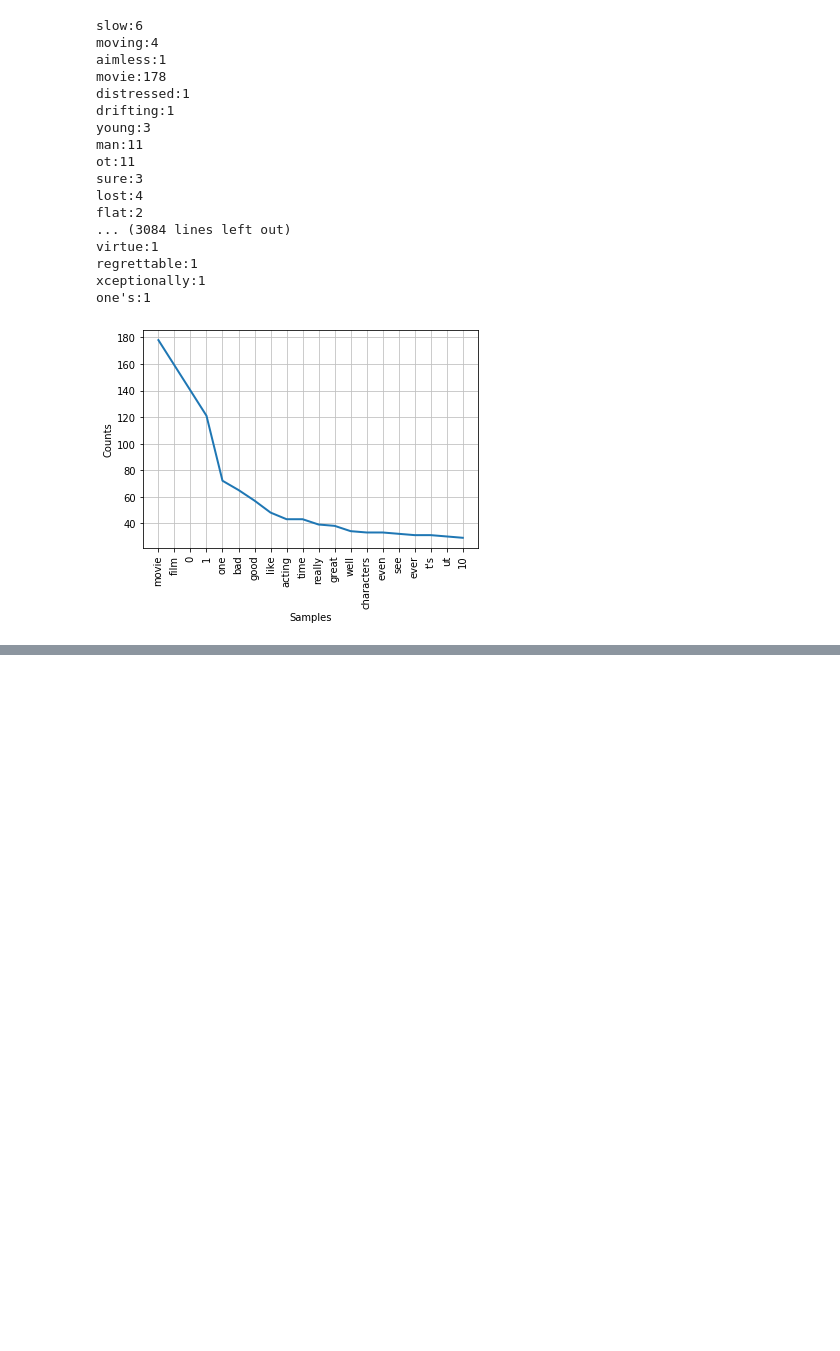
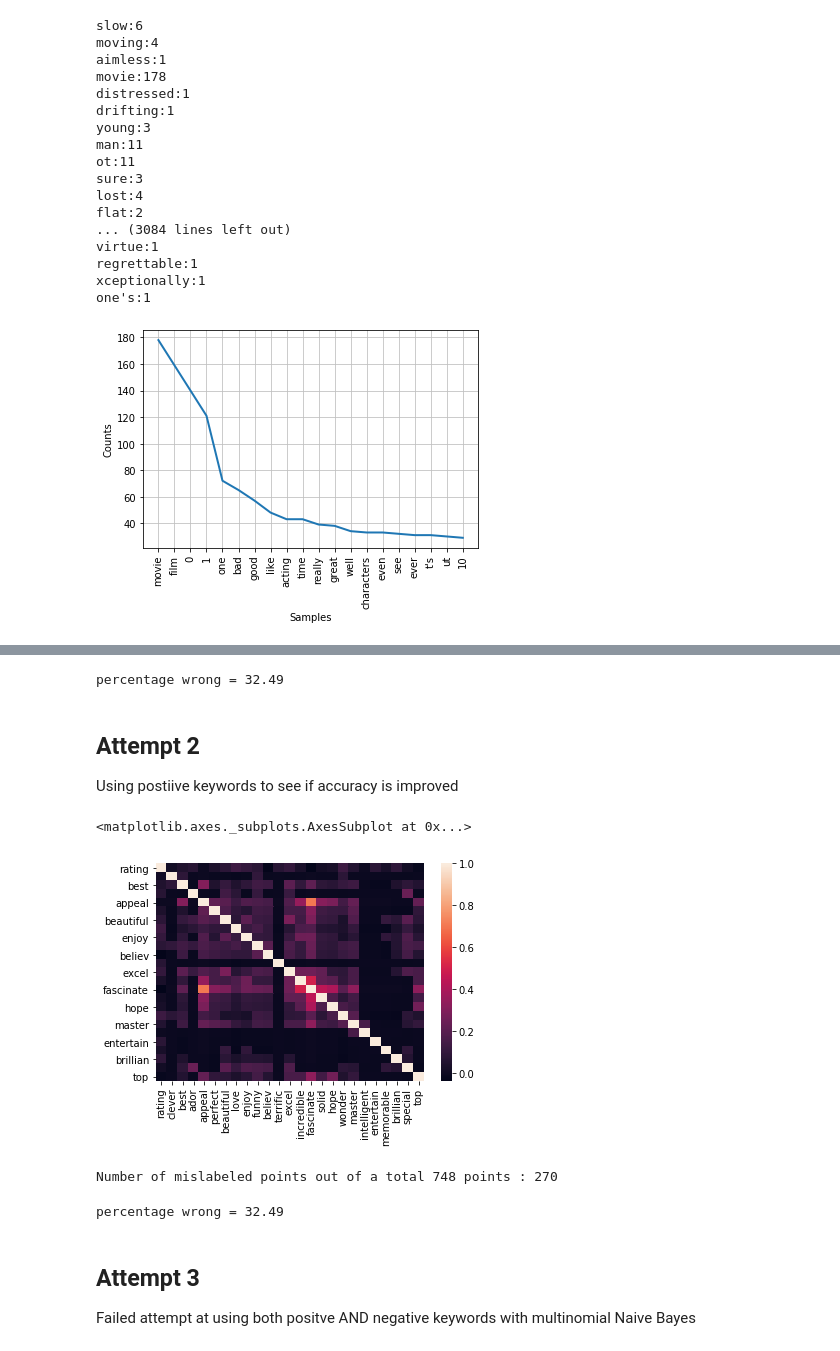
Before and after one commit to colettegabriel/data_science, a Jupyter notebook: Sentiment Analysis.ipynb, the cells around one changed output, grey strips where cells are left out. Saved outputs shown, nothing was run; the diff lists cells and outputs as text; code cells hidden in the pictures; blank space fills up the shorter version.

```diff
--- a/Sentiment Analysis.ipynb
+++ b/Sentiment Analysis.ipynb
@@ -195,0 +128,22 @@ percent_wrong
+# %%
+print ('percentage wrong = {}'.format(round(243/748*100, 2)))
+# %% [output]
+percentage wrong = 32.49
+# %% [markdown]
+## Attempt 2
+
+Using postiive keywords to see if accuracy is improved
+# %%
+pos_keywords = ['clever', 'best', 'ador', 'appeal', 'perfect', 'beautiful', 'love', 'enjoy', 'funny', 'believ'
+                ,'terrific', 'excel', 'incredible', 'fascinate', 'solid', 'hope', 'wonder', 'master', 'intelligent'
+                , 'entertain', 'memorable', 'brillian', 'special', 'top']
+
+for key in pos_keywords:
+    # Note that we add spaces around the key so that we're getting the word,
+    # not just pattern matching.
+    df[str(key)] = df['review'].str.contains(str(key), case=0)
+# %%
+sns.heatmap(df.corr())
+# %% [output]
+<matplotlib.axes._subplots.AxesSubplot at 0x...>
+[figure, added]
@@ -195,0 +153,28 @@ percent_wrong
+# %%
+# Our data is binary / boolean, so we're importing the Bernoulli classifier.
+from sklearn.naive_bayes import BernoulliNB
+
+# Instantiate our model and store it in a new variable.
+bnb = BernoulliNB()
+
+# Fit our model to the data.
+bnb.fit(data, target)
+
+# Classify, storing the result in a new variable.
+y_pred = bnb.predict(data)
+
+# Display our results.
+print("Number of mislabeled points out of a total {} points : {}".format(
+    data.shape[0],
+    (target != y_pred).sum()
+))
+# %% [output]
+Number of mislabeled points out of a total 748 points : 270
+# %%
+print ('percentage wrong = {}'.format(round(243/748*100, 2)))
+# %% [output]
+percentage wrong = 32.49
+# %% [markdown]
+## Attempt 3
+
+Failed attempt at using both positve AND negative keywords with multinomial Naive Bayes
```
Also changed, not shown: parts of 20 cells of this notebook.
